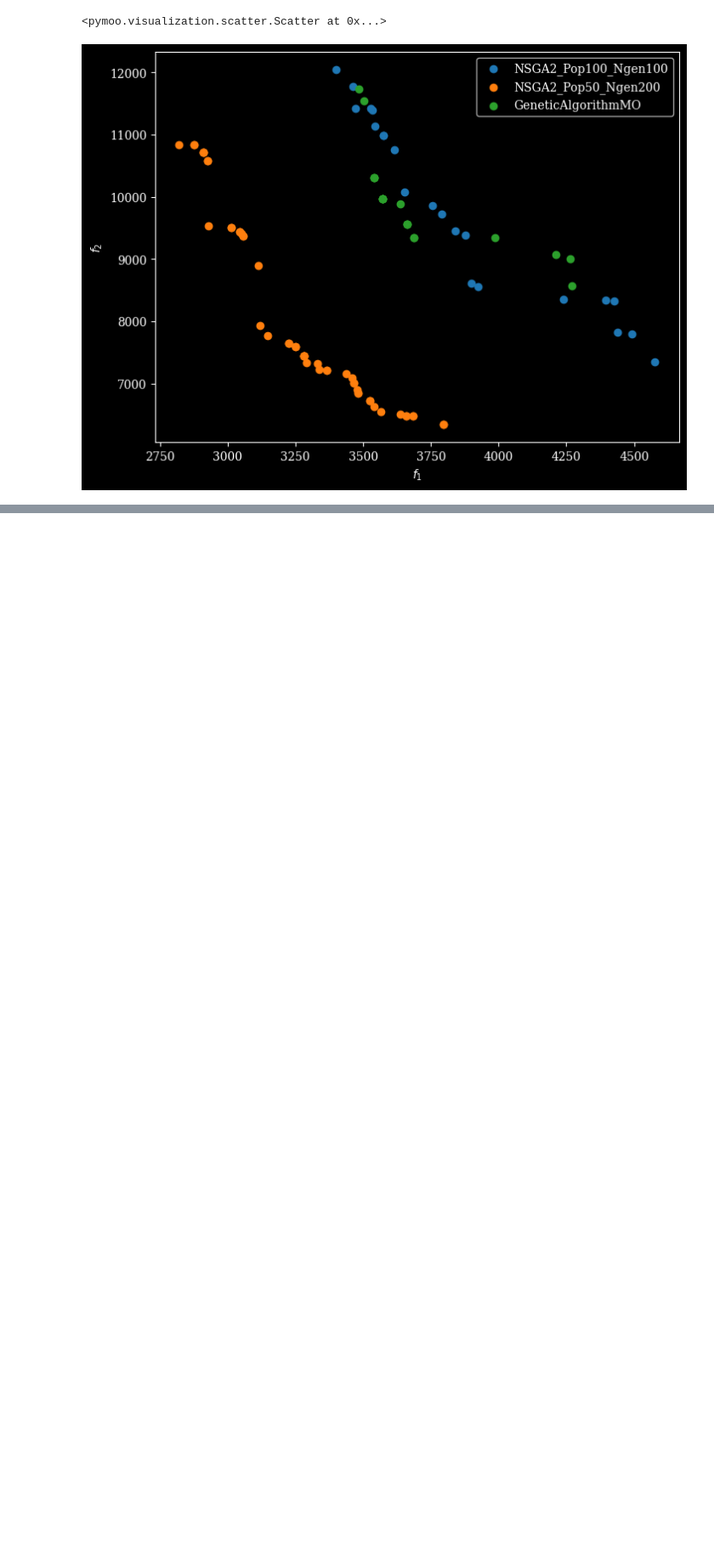
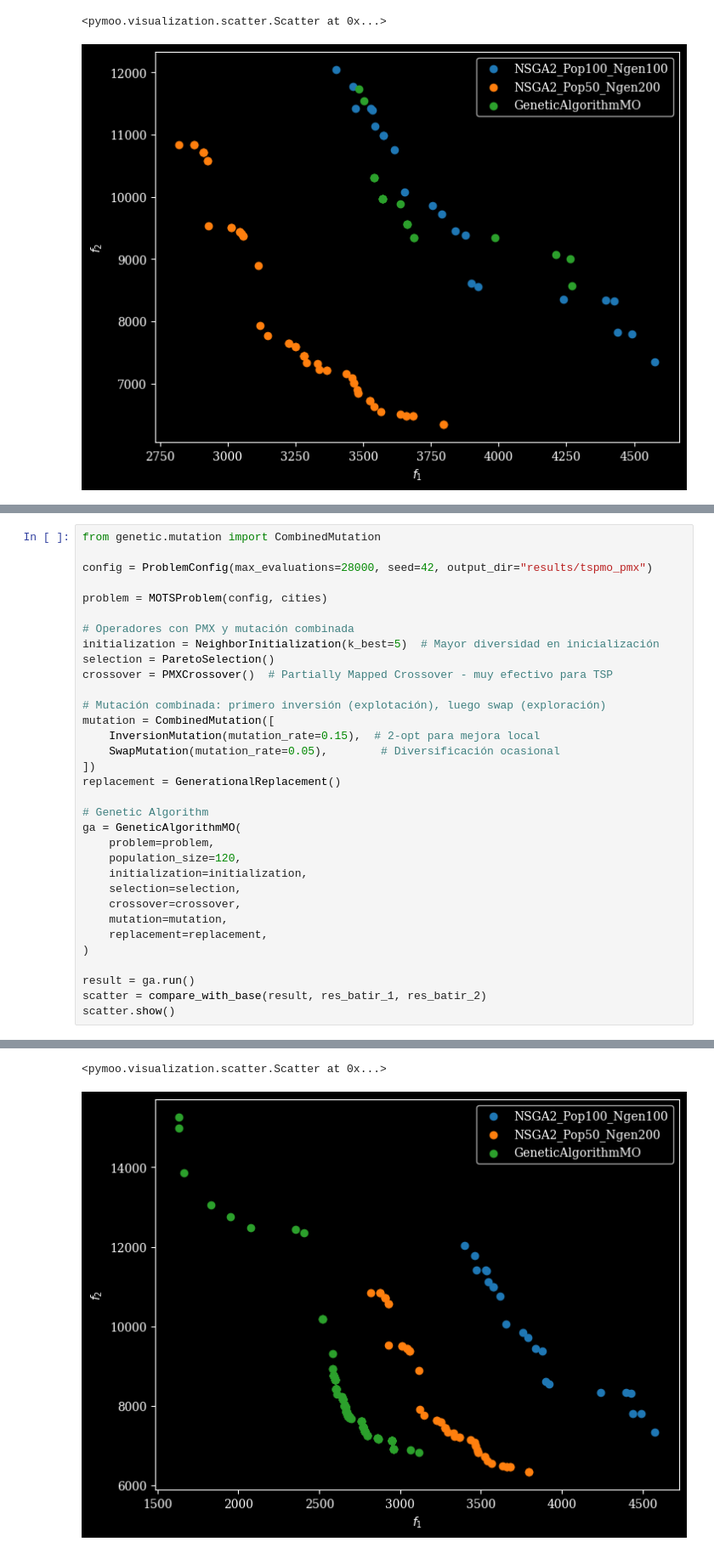
Before and after one commit to yabol02/practica_biocomp, a Jupyter notebook: notebooks/mo_tsp.ipynb, the cells around one changed output, grey strips where cells are left out. Shown at 85% size. Drawn from its saved outputs; the diff is of its cells as text; blank space fills up the shorter version.

```diff
--- a/notebooks/mo_tsp.ipynb
+++ b/notebooks/mo_tsp.ipynb
@@ -481,0 +541,34 @@ returning result
+# %%
+from genetic.mutation import CombinedMutation
+
+config = ProblemConfig(max_evaluations=28000, seed=42, output_dir="results/tspmo_pmx")
+
+problem = MOTSProblem(config, cities)
+
+# Operadores con PMX y mutación combinada
+initialization = NeighborInitialization(k_best=5)  # Mayor diversidad en inicialización
+selection = ParetoSelection()
+crossover = PMXCrossover()  # Partially Mapped Crossover - muy efectivo para TSP
+
+# Mutación combinada: primero inversión (explotación), luego swap (exploración)
+mutation = CombinedMutation([
+    InversionMutation(mutation_rate=0.15),  # 2-opt para mejora local
+    SwapMutation(mutation_rate=0.05),        # Diversificación ocasional
+])
+replacement = GenerationalReplacement()
+
+# Genetic Algorithm
+ga = GeneticAlgorithmMO(
+    problem=problem,
+    population_size=120,
+    initialization=initialization,
+    selection=selection,
+    crossover=crossover,
+    mutation=mutation,
+    replacement=replacement,
+)
+
+result = ga.run()
+scatter = compare_with_base(result, res_batir_1, res_batir_2)
+scatter.show()
+# %% [output]
@@ -481,0 +592,2 @@ returning result
+<pymoo.visualization.scatter.Scatter at 0x...>
+[figure, added]
```
Also changed, not shown: parts of 7 cells of this notebook, 2 other files.
